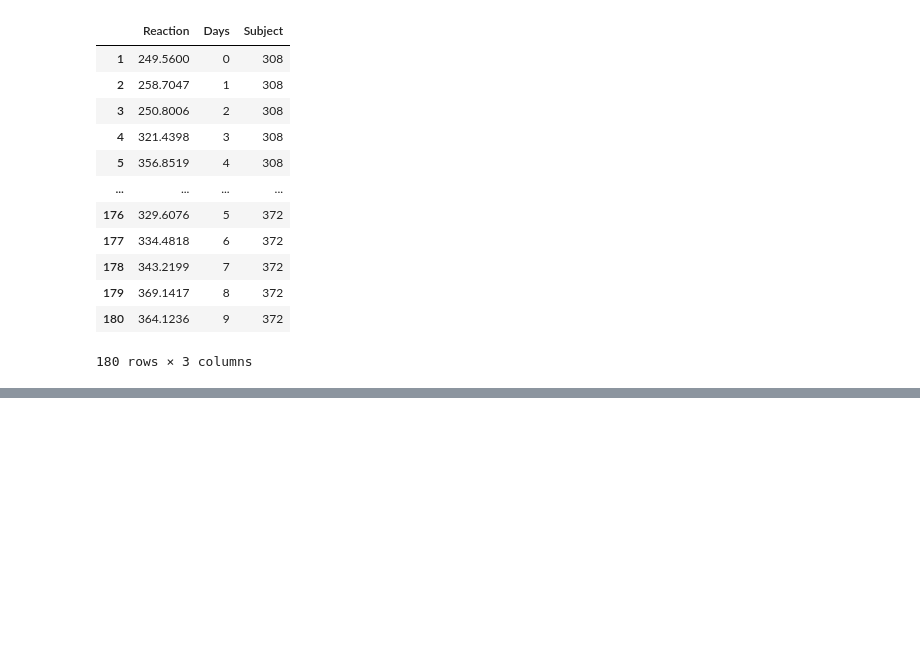
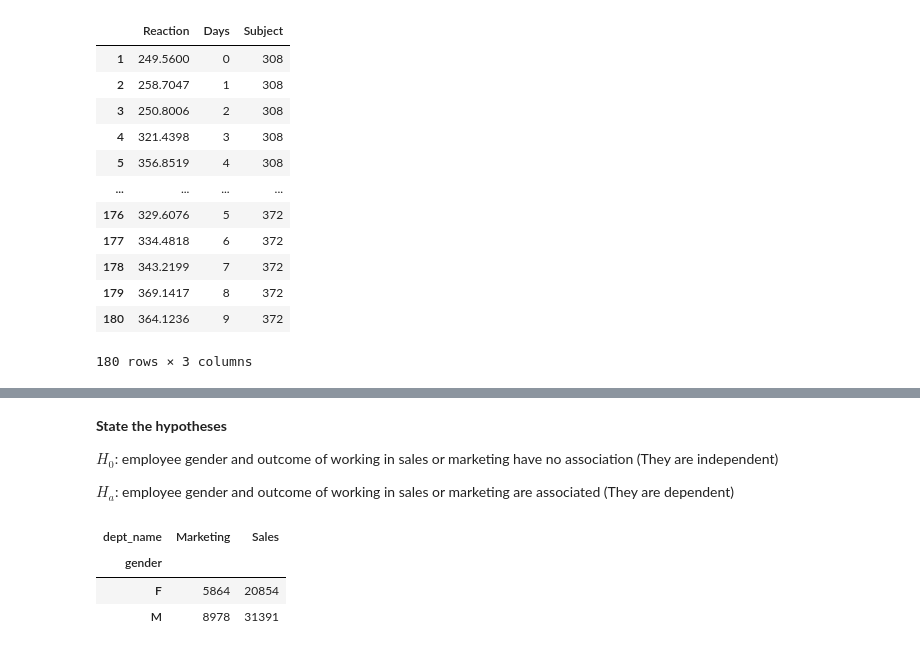
Before and after one commit to Jason-Tellez/statistics-exercises, a Jupyter notebook: hypothesis_testing.ipynb, the cells around one changed output, grey strips where cells are left out. Drawn from its saved outputs; the diff is of its cells as text; code cells hidden in the pictures; blank space fills up the shorter version.

```diff
--- a/hypothesis_testing.ipynb
+++ b/hypothesis_testing.ipynb
@@ -755,0 +949,15 @@ We reject the hypothesis that Use of a macbook and being a codeup student are in
+# %% [markdown]
+**State the hypotheses**
+
+$H_0$: employee gender and outcome of working in sales or marketing have no association (They are independent)
+
+$H_a$: employee gender and outcome of working in sales or marketing are associated (They are dependent)
+# %%
+# pandas crosstab to make a 'contingency' table
+observed = pd.crosstab(df.gender, df.dept_name)
+observed
+# %% [output]
+| dept_name | Marketing | Sales |
+| gender |  |  |
+| F | 5864 | 20854 |
+| M | 8978 | 31391 |
```
Also changed, not shown: parts of 79 cells of this notebook.
